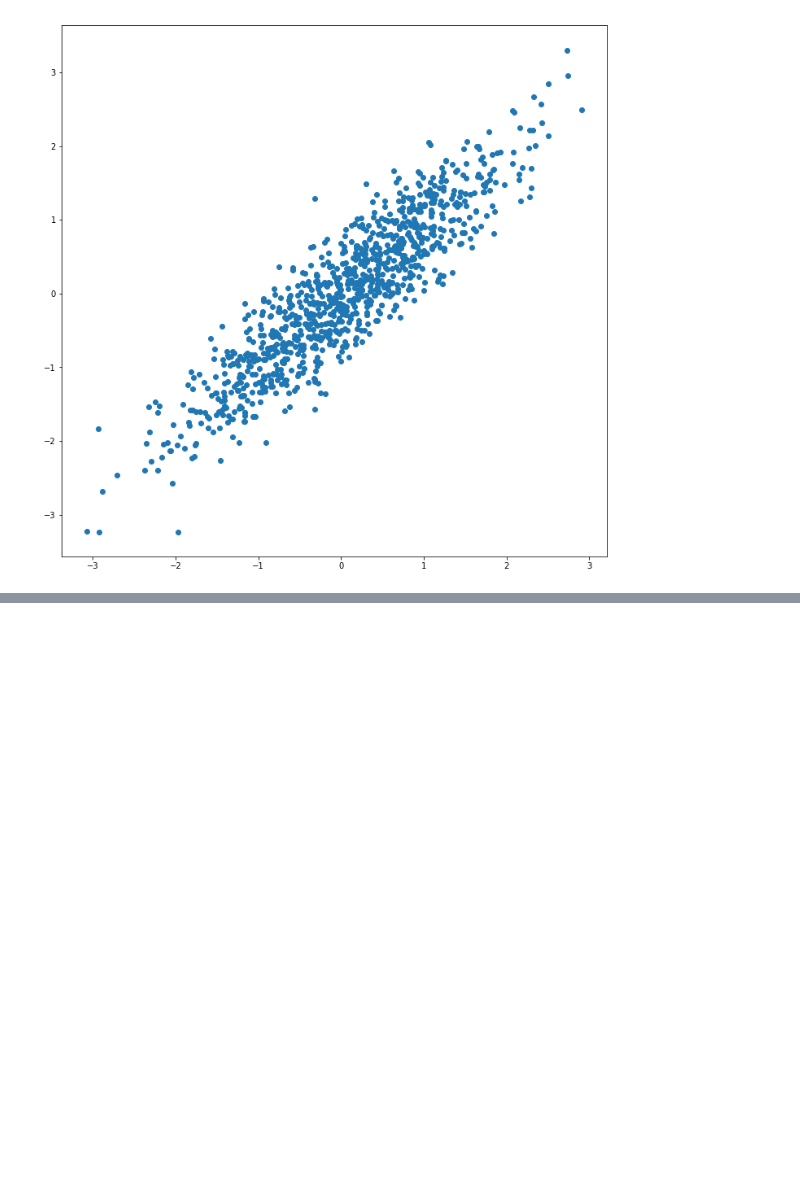
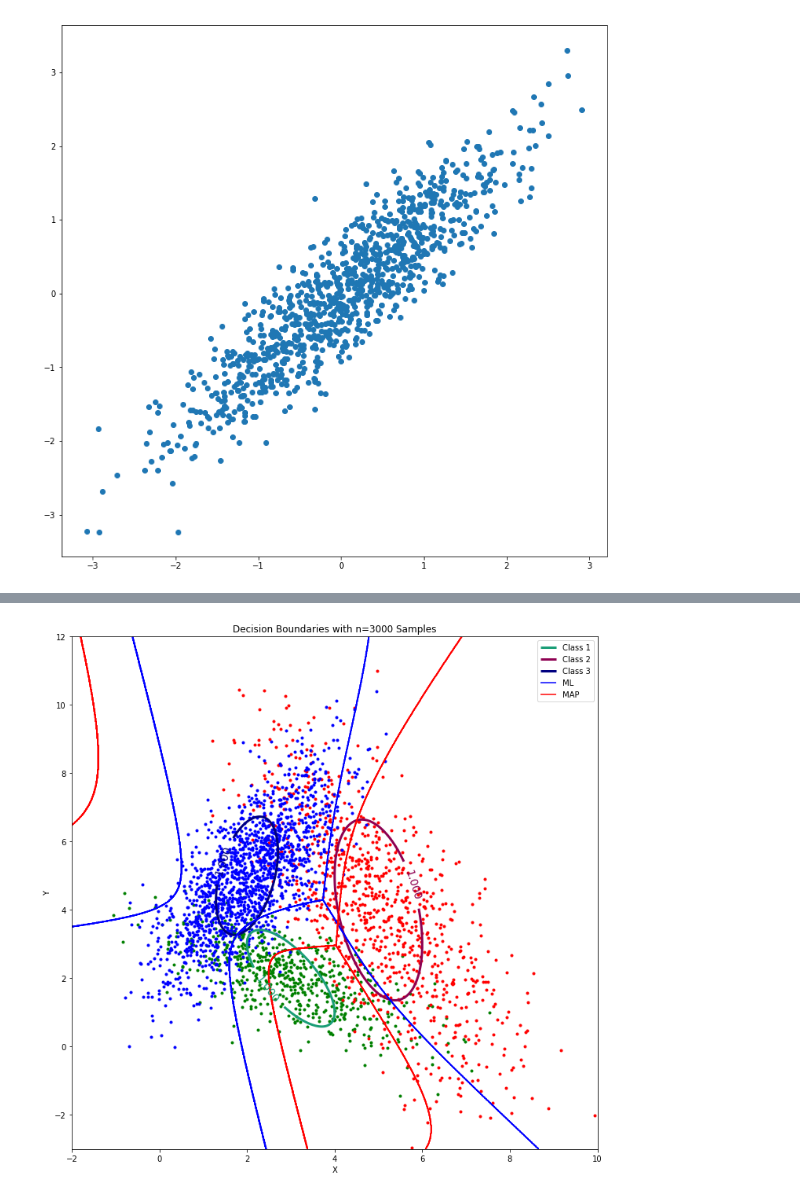
Before and after one commit to sujan-sube/pattern-recognition-asgmt, a Jupyter notebook: assignment-1/assignment-1.ipynb, the cells around one changed output, grey strips where cells are left out. Saved outputs shown, nothing was run; the diff lists cells and outputs as text; code cells hidden in the pictures; blank space fills up the shorter version.

```diff
--- a/assignment-1/assignment-1.ipynb
+++ b/assignment-1/assignment-1.ipynb
@@ -177,0 +336,58 @@ plt.show()
+# %%
+%%time
+## part b
+n = 3000
+d = 2
+n_c1 = int(n * prob_c1)
+n_c2 = int(n * prob_c2)
+n_c3 = int(n * prob_c3)
+ns = [n_c1, n_c2, n_c3]
+
+np.random.seed(1024)
+Ys = []
+
+for mu, cov, n_c in zip(mus, covs, ns):
+    Y_c = np.random.randn(n_c, d)
+    chol_cov = np.linalg.cholesky(cov)
+    Y_c = np.matmul(Y_c, chol_cov) + mu
+    Ys.append(Y_c)
+
+# plot the points
+fig, ax = plt.subplots(figsize=(12,12))
+colors = iter(['g', 'r', 'b'])
+for Y in Ys:
+    c = next(colors)
+    plt.scatter(Y[:,0], Y[:,1], color=c, marker='.')
+
+# plot contour for each class
+legenditems = []
+c = iter(['Dark2', 'PiYG', 'jet'])
+for zt in zts:
+    color = next(c)
+    cs = ax.contour(x, y, zt, levels=[1], linewidths=3, cmap=color)
+    ax.clabel(cs, inline=1, fontsize=14)
+    h1,_ = cs.legend_elements()
+    legenditems.append(h1)
+
+# plot ML decision boundaries
+ml_dbc = ax.contour(x, y, ml_db, colors='b')
+
+# plot MAP decision boundaries
+map_dbc = ax.contour(x, y, map_db, colors='r')
+
+# contour legend labels
+h1,_ = ml_dbc.legend_elements()
+h2,_ = map_dbc.legend_elements()
+ax.legend([legenditems[0][0], legenditems[1][0], legenditems[2][0], h1[0], h2[0]], ['Class 1', 'Class 2', 'Class 3', 'ML', 'MAP'])
+
+# plot formatting
+xmin, ymin = -2, -3
+xmax, ymax = 10, 12
+ax.set_xlim([xmin, xmax])
+ax.set_ylim([ymin, ymax])
+plt.xlabel('X')
+plt.ylabel('Y')
+plt.title('Decision Boundaries with n=3000 Samples')
+plt.show()
+# %% [output]
+[figure, added]
```
Also changed, not shown: parts of 16 cells of this notebook, 5 other files.
